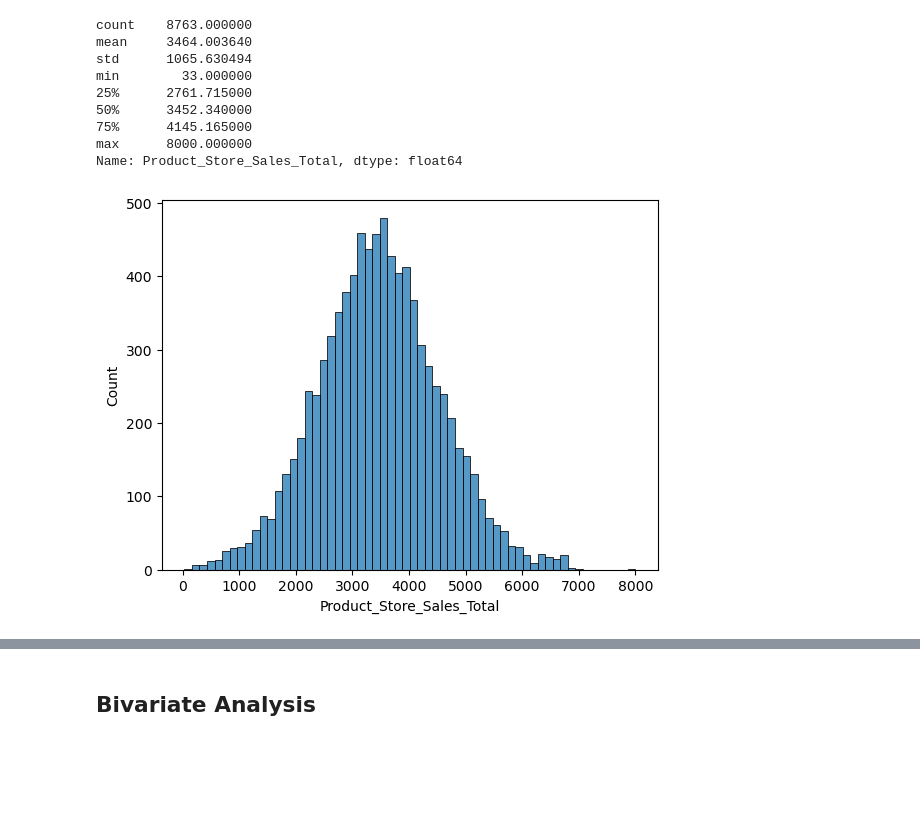
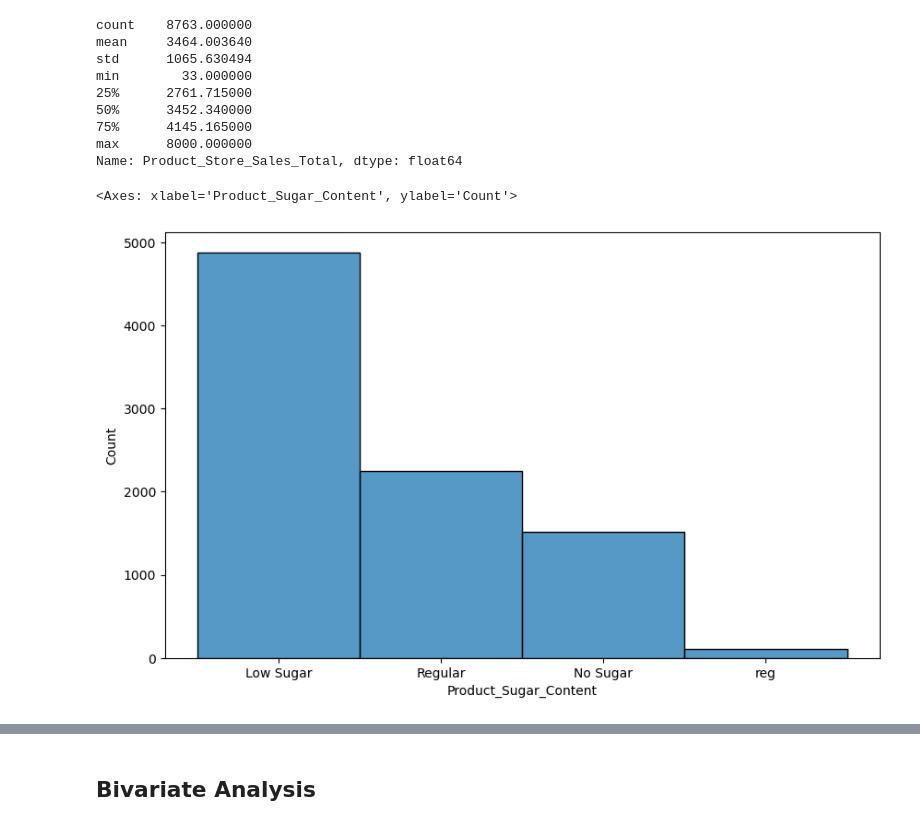
Before and after one commit to apgt60/vscode-python-test, a Jupyter notebook: project07/Full_Code_SuperKart_Model_Deployment_Notebook_[Updated].ipynb, the cells around one changed output, grey strips where cells are left out. Saved outputs shown, nothing was run; the diff lists cells and outputs as text; code cells hidden in the pictures; blank space fills up the shorter version.

```diff
--- a/project07/Full_Code_SuperKart_Model_Deployment_Notebook_[Updated].ipynb
+++ b/project07/Full_Code_SuperKart_Model_Deployment_Notebook_[Updated].ipynb
@@ -353,7 +316,9 @@ min        33.000000
 max      8000.000000
 Name: Product_Store_Sales_Total, dtype: float64
 # %%
-# Check the distribution of the target variable
-sns.histplot(df[target]);
+# Check the distribution of the numeric variable sugar content
+plt.figure(figsize=(10, 6))
+sns.histplot(df[categorical_features[0]])
 # %% [output]
+<Axes: xlabel='Product_Sugar_Content', ylabel='Count'>
-[figure, old version]
+[figure, new version]
```
Also changed, not shown: parts of 24 cells of this notebook.
